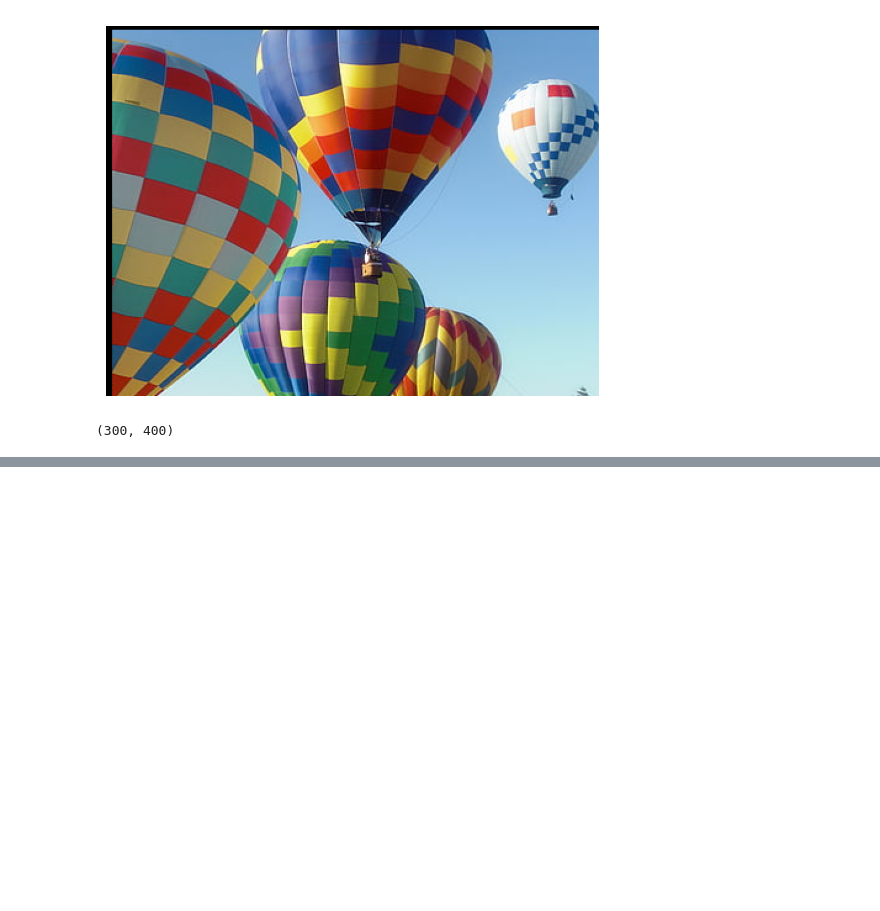
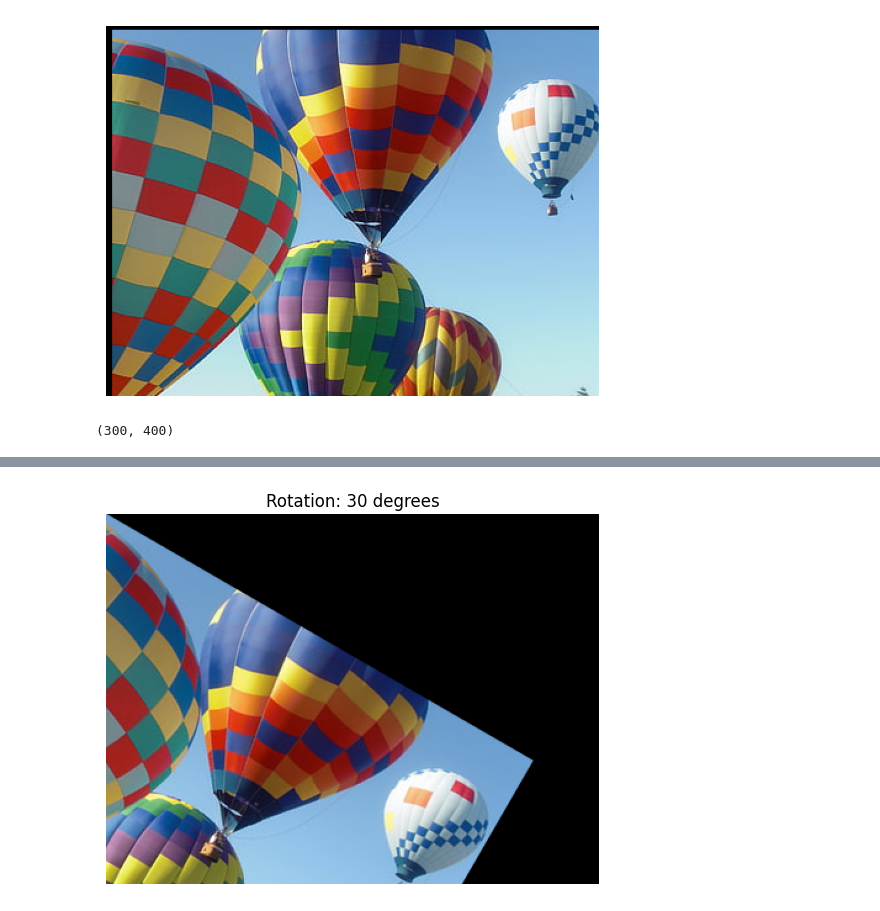
Before and after one commit to TheHuntsman4/Semester-6, a Jupyter notebook: Computer_Vision/labesheet1.ipynb, the cells around one changed output, grey strips where cells are left out. Cells and saved outputs as stored; diff of their text form; code cells hidden in the pictures; blank space fills up the shorter version.

```diff
--- a/Computer_Vision/labesheet1.ipynb
+++ b/Computer_Vision/labesheet1.ipynb
@@ -125,0 +130,8 @@ TypeError: array() takes from 1 to 2 positional arguments but 3 were given
+# %%
+transformed_image = transform_image_with_matrix(image, generate_rotation_matrix(np.pi/6))
+plt.imshow(transformed_image)
+plt.title('Rotation: 30 degrees')
+plt.axis('off')
+plt.show()
+# %% [output]
+[figure, added]
```
Also changed, not shown: parts of 11 cells of this notebook.
